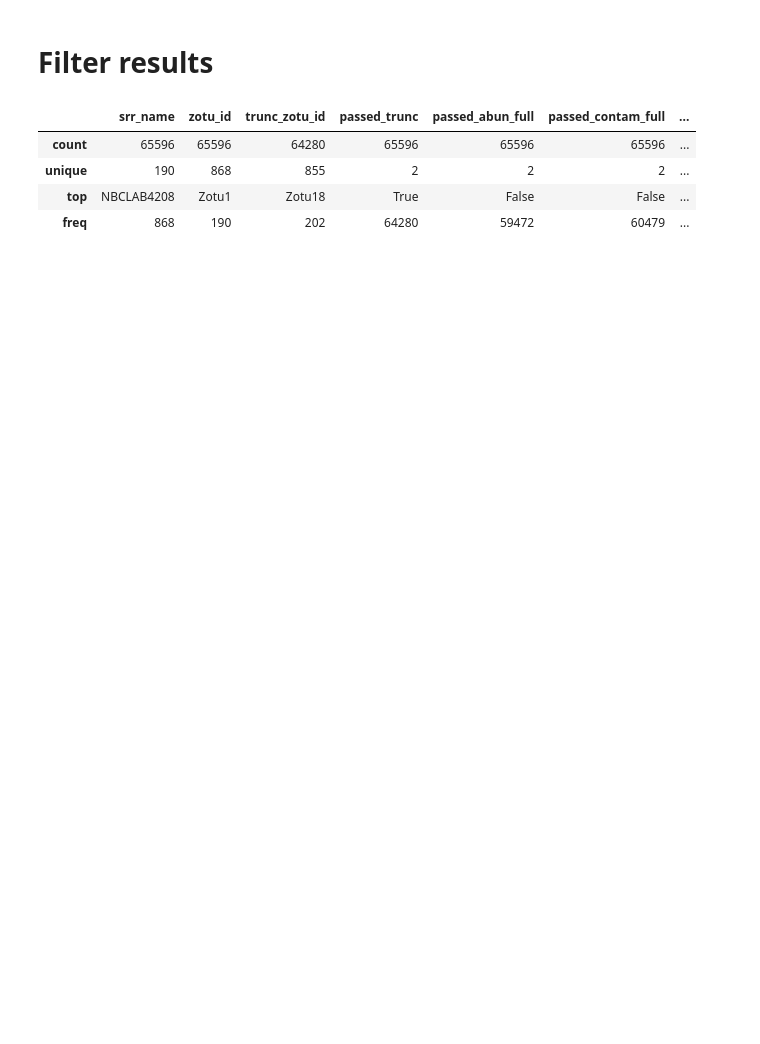
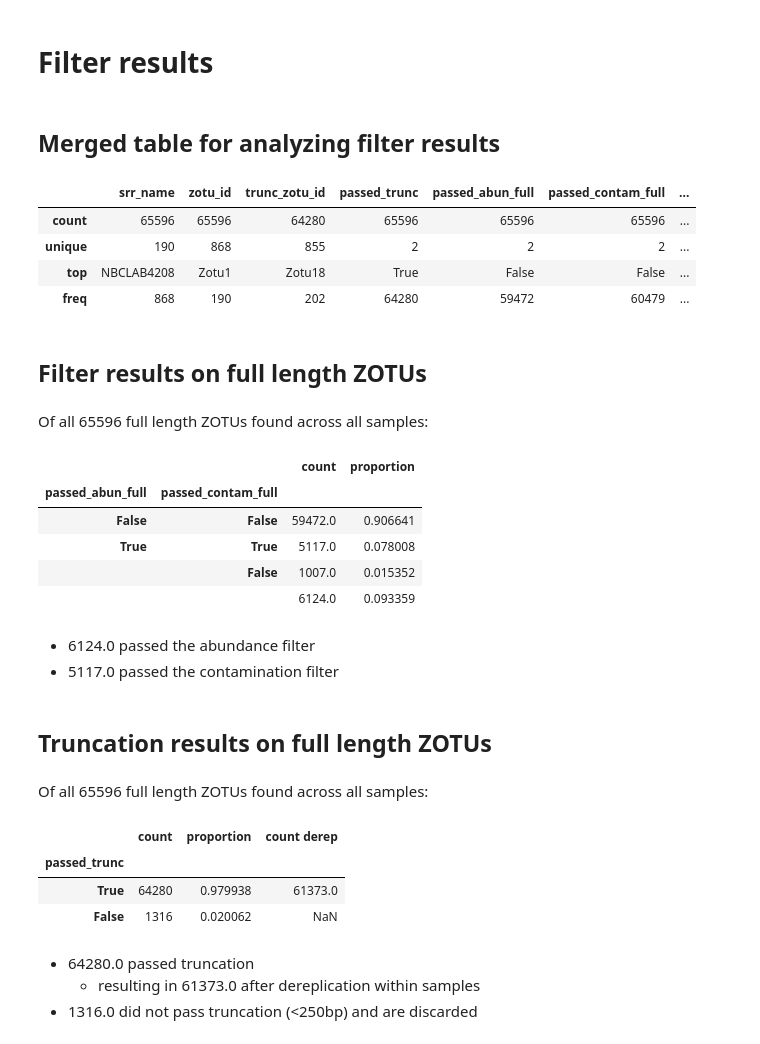
Before and after one commit to SethGG/mycodiversity-arise, a Jupyter notebook: 7_data_analysis.ipynb, the cells around one changed output. Cells and saved outputs as stored; diff of their text form; code cells hidden in the pictures; blank space fills up the shorter version.

Commit message:
results pretty

```diff
--- a/7_data_analysis.ipynb
+++ b/7_data_analysis.ipynb
@@ -42,21 +43,25 @@ plt.show()
 # %% [markdown]
 # Filter results
 # %%
-# Analyze difference in filter results after truncation
+# Merged table for analyzing filter results
+display(md("## Merged table for analyzing filter results"))
 df = df_truncate_mapping
 df = df.merge(df_filter_mapping_full, on=["srr_name", "zotu_id"], how="left")
 df = df.merge(df_filter_mapping.rename(columns={"zotu_id": "trunc_zotu_id"}), on=["srr_name", "trunc_zotu_id"],
               suffixes=("_full", "_trunc"), how="left")
 display(df.describe())
 
+#Filter results on full length ZOTUs
 df_filter = df[['passed_abun_full', 'passed_contam_full']]
 df_filter_counts = pd.DataFrame.join(df_filter.value_counts(), df_filter.value_counts(normalize=True))
-print(f"Of all {df_filter.shape[0]} full length ZOTUs found across all samples:")
-print(f"{df_filter_counts.loc[(True, slice(None))]['count'].sum()} passed the abundance filter")
-print(f"{df_filter_counts.loc[(True, True)]['count']} passed the contamination filter")
+df_filter_counts.loc[(True,""),:] = df_filter_counts.loc[(True, slice(None))][['count', 'proportion']].sum()
+display(md("## Filter results on full length ZOTUs"))
+display(md(f"Of all {df_filter.shape[0]} full length ZOTUs found across all samples:"))
 display(df_filter_counts)
+display(md(f"- {df_filter_counts.loc[(True, '')]['count']} passed the abundance filter\n"
+           f"- {df_filter_counts.loc[(True, True)]['count']} passed the contamination filter"))
 
-print("After truncation:")
+# Truncation results on full length ZOTUs
 df_trunc = df[df["passed_trunc"] == True]
 df_trunc_derep = df_trunc.drop_duplicates(subset=['srr_name', 'trunc_zotu_id'])
 df_trunc_counts = pd.DataFrame.join(
@@ -64,49 +69,91 @@ df_trunc_counts = pd.DataFrame.join(
     df.value_counts(subset="passed_trunc", normalize=True))
 df_trunc_counts = df_trunc_counts.join(
     df_trunc_derep.value_counts(subset="passed_trunc"), rsuffix=" derep")
+display(md("## Truncation results on full length ZOTUs"))
+display(md(f"Of all {df_filter.shape[0]} full length ZOTUs found across all samples:"))
 display(df_trunc_counts)
+display(md(f"- {df_trunc_counts.loc[True]['count']} passed truncation\n"
+           f"\t- resulting in {df_trunc_counts.loc[True]['count derep']} after dereplication within samples\n"
+           f"- {df_trunc_counts.loc[False]['count']} did not pass truncation (<250bp) and are discarded"))
 
+# Filter results on discarded ZOTUs
 df_not_trunc_filter = df[df["passed_trunc"] == False][['passed_abun_full', 'passed_contam_full']]
 df_not_trunc_filter_counts = pd.DataFrame.join(df_not_trunc_filter.value_counts(), df_not_trunc_filter.value_counts(normalize=True))
-print(f"Of the {df_not_trunc_filter.shape[0]} ZOTUs that do not pass truncation (<250bp):")
-print(f"{df_not_trunc_filter_counts.loc[(True, True)]['count']} ZOTUs would have passed all filters without truncation")
+df_not_trunc_filter_counts.loc[(True,""),:] = df_not_trunc_filter_counts.loc[(True, slice(None))][['count', 'proportion']].sum()
+display(md("## Filter results on discarded ZOTUs"))
+display(md(f"Of the {df_not_trunc_filter.shape[0]} full length ZOTUs that do not pass truncation (<250bp):"))
 display(df_not_trunc_filter_counts)
+display(md(f"- {df_not_trunc_filter_counts.loc[(True, '')]['count']} would have passed the abundance filter without truncation\n"
+           f"- {df_not_trunc_filter_counts.loc[(True, True)]['count']} would have passed the contamination filter without truncation"))
 
+# Filter results on truncated ZOTUs
 df_trunc_filter_counts = pd.DataFrame.join(
     df_trunc.value_counts(subset=['passed_abun_trunc','passed_contam_trunc']),
     df_trunc.value_counts(subset=['passed_abun_trunc','passed_contam_trunc'], normalize=True))
 df_trunc_filter_counts = df_trunc_filter_counts.join(
     df_trunc_derep.value_counts(subset=['passed_abun_trunc','passed_contam_trunc']), rsuffix=" derep")
 df_trunc_filter_counts = df_trunc_filter_counts.join(
     df_trunc_derep.value_counts(subset=['passed_abun_trunc','passed_contam_trunc'], normalize=True), rsuffix=" derep")
-print(f"Of all {df_trunc.shape[0]} truncated ZOTUs found across all samples:")
-print(f"{df_trunc_filter_counts.loc[(True, slice(None))]['count'].sum()} passed the abundance filter")
-print(f"{df_trunc_filter_counts.loc[(True, True)]['count']} passed the contamination filter")
+df_trunc_filter_counts.loc[(True,""),:] = df_trunc_filter_counts.loc[(True, slice(None))][['count', 'proportion', 'count derep', 'proportion derep']].sum()
+display(md("## Filter results on truncated ZOTUs"))
+display(md(f"Of all {df_trunc.shape[0]} truncated ZOTUs ({df_trunc_derep.shape[0]} after dereplication within samples) found across all samples:"))
 display(df_trunc_filter_counts)
+display(md(f"- {df_trunc_filter_counts.loc[(True, '')]['count']} passed the abundance filter\n"
+           f"\t- resulting in {df_trunc_filter_counts.loc[(True, '')]['count derep']} after dereplication within samples\n"
+           f"- {df_trunc_filter_counts.loc[(True, True)]['count']} passed the contamination filter\n"
+           f"\t- resulting in {df_trunc_filter_counts.loc[(True, True)]['count derep']} after dereplication within samples"))
 
+# Comparing filter results before and after truncation
 df_abun_compare_counts = pd.DataFrame.join(
-    df_trunc.value_counts(subset=['passed_abun_full', 'passed_contam_full', 'passed_abun_trunc', 'passed_contam_trunc']),
-    df_trunc.value_counts(subset=['passed_abun_full', 'passed_contam_full', 'passed_abun_trunc', 'passed_contam_trunc'], normalize=True))
+    df_trunc.value_counts(subset=['passed_abun_full', 'passed_abun_trunc', 'passed_contam_full', 'passed_contam_trunc']),
+    df_trunc.value_counts(subset=['passed_abun_full', 'passed_abun_trunc', 'passed_contam_full', 'passed_contam_trunc'], normalize=True))
 df_abun_compare_counts = df_abun_compare_counts.join(
-    df_trunc_derep.value_counts(subset=['passed_abun_full', 'passed_contam_full', 'passed_abun_trunc', 'passed_contam_trunc']), rsuffix=" derep")
-print("Comparing the abundance and contamination filters after truncation:")
-print(f"{df_abun_compare_counts.loc[(False, slice(None), True, slice(None))]['count'].sum()} ZOTUs pass the abundance filter only when truncated")
-print(f"{df_abun_compare_counts.loc[(slice(None), False, slice(None), True)]['count'].sum()} ZOTUs pass the contamination filter only when truncated")
-print("There are no ZOTUs that did not pass the contamination filter after truncation when they would have had at full length")
+    df_trunc_derep.value_counts(subset=['passed_abun_full', 'passed_abun_trunc', 'passed_contam_full', 'passed_contam_trunc']), rsuffix=" derep")
+df_abun_compare_counts.loc[(False,True,"",""),:] = df_abun_compare_counts.loc[(False, True, slice(None), slice(None))][['count', 'proportion', 'count derep']].sum()
+display(md("## Comparing filter results before and after truncation"))
+display(md(f"Of all {df_trunc.shape[0]} truncated ZOTUs ({df_trunc_derep.shape[0]} after dereplication within samples) found across all samples:"))
 display(df_abun_compare_counts)
+display(md(f"- {df_abun_compare_counts.loc[(False, True, '', '')]['count']} passed the abundance filter only when truncated\n"
+           f"\t- resulting in {df_abun_compare_counts.loc[(False, True, '', '')]['count derep']} after dereplication within samples\n"
+           f"- {df_abun_compare_counts.loc[(slice(None), slice(None), False, True)]['count'].sum()} passed the contamination filter only when truncated\n (only because they would not have passed the abundance filter at full length)\n"
+                       f"\t- resulting in {df_abun_compare_counts.loc[(False, True, '', '')]['count derep']} after dereplication within samples\n"
+
+           "- None no longer pass the contamination filter after truncation when they would have passed at full length"))
+
+
 
 df_new_abun = df[(df['passed_abun_full'] == False) & (df['passed_abun_trunc'] == True)][['srr_name', 'trunc_zotu_id']]
 df_new_abun = df_new_abun.merge(df_trunc_derep[df_trunc_derep['passed_abun_full'] == True][['srr_name', 'trunc_zotu_id']], how='left', indicator=True)
 df_new_abun['new_zotu'] = df_new_abun['_merge'] == 'left_only'
 df_new_abun = df_new_abun.drop(columns=['_merge'])
 df_new_abun_counts = pd.DataFrame.join(
     df_new_abun.value_counts(subset=['new_zotu']),
     df_new_abun.drop_duplicates().value_counts(subset=['new_zotu']), rsuffix=" derep")
 display(df_new_abun_counts)
 #display(df_new_abun.groupby(['srr_name', 'trunc_zotu_id']).size())
 # %% [output]
+## Merged table for analyzing filter results
 |  | srr_name | zotu_id | trunc_zotu_id | passed_trunc | passed_abun_full | passed_contam_full | ... |
 | count | 65596 | 65596 | 64280 | 65596 | 65596 | 65596 | ... |
 | unique | 190 | 868 | 855 | 2 | 2 | 2 | ... |
 | top | NBCLAB4208 | Zotu1 | Zotu18 | True | False | False | ... |
 | freq | 868 | 190 | 202 | 64280 | 59472 | 60479 | ... |
+## Filter results on full length ZOTUs
+Of all 65596 full length ZOTUs found across all samples:
+|  |  | count | proportion |
+| passed_abun_full | passed_contam_full |  |  |
+| False | False | 59472.0 | 0.906641 |
+| True | True | 5117.0 | 0.078008 |
+|  | False | 1007.0 | 0.015352 |
+|  |  | 6124.0 | 0.093359 |
+- 6124.0 passed the abundance filter
+- 5117.0 passed the contamination filter
+## Truncation results on full length ZOTUs
+Of all 65596 full length ZOTUs found across all samples:
+|  | count | proportion | count derep |
+| passed_trunc |  |  |  |
+| True | 64280 | 0.979938 | 61373.0 |
+| False | 1316 | 0.020062 | NaN |
+- 64280.0 passed truncation
+	- resulting in 61373.0 after dereplication within samples
+- 1316.0 did not pass truncation (<250bp) and are discarded
```
Also changed, not shown: parts of 3 cells of this notebook.
